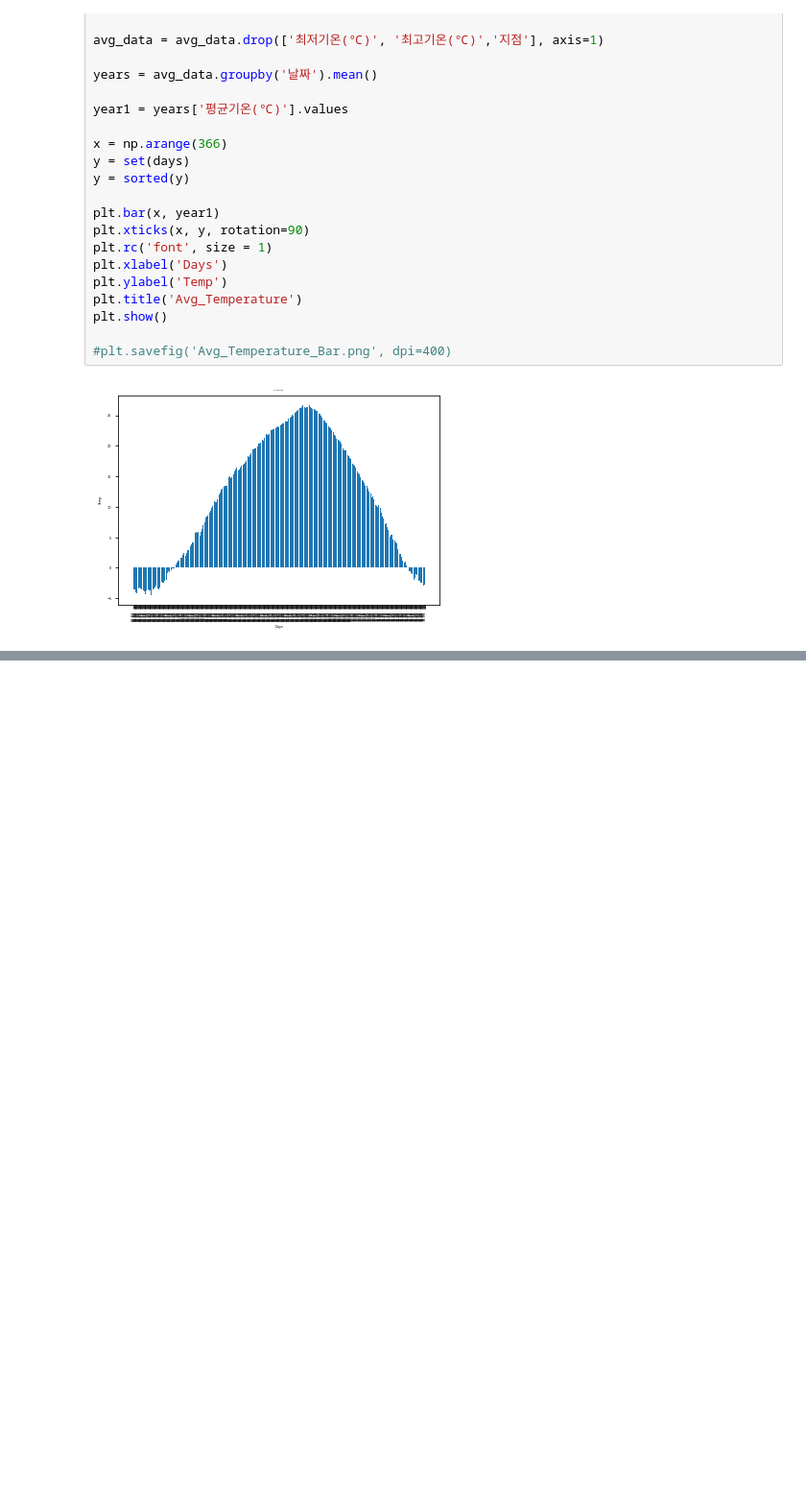
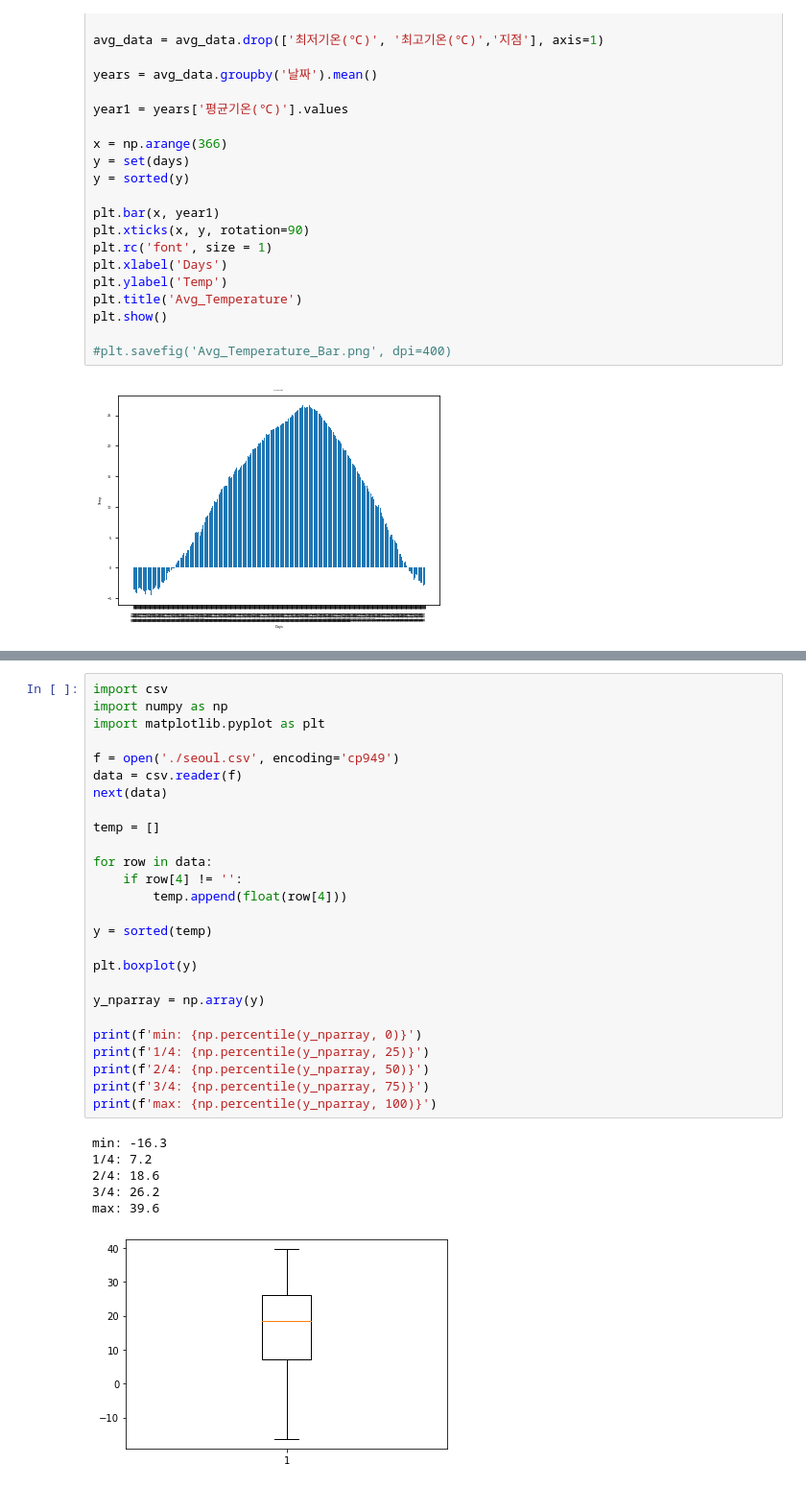
Before and after one commit to HIMMEL95/Elice, a Jupyter notebook: Seoul_Temp/elice.ipynb, the cells around one changed output, grey strips where cells are left out. Shown at 96% size. Drawn from its saved outputs; the diff is of its cells as text; blank space fills up the shorter version.

```diff
--- a/Seoul_Temp/elice.ipynb
+++ b/Seoul_Temp/elice.ipynb
@@ -241,0 +245,33 @@ plt.show()
+# %%
+import csv
+import numpy as np
+import matplotlib.pyplot as plt
+
+f = open('./seoul.csv', encoding='cp949')
+data = csv.reader(f)
+next(data)
+
+temp = []
+
+for row in data:
+    if row[4] != '':
+        temp.append(float(row[4]))
+
+y = sorted(temp)
+
+plt.boxplot(y)
+
+y_nparray = np.array(y)
+
+print(f'min: {np.percentile(y_nparray, 0)}')
+print(f'1/4: {np.percentile(y_nparray, 25)}')
+print(f'2/4: {np.percentile(y_nparray, 50)}')
+print(f'3/4: {np.percentile(y_nparray, 75)}')
+print(f'max: {np.percentile(y_nparray, 100)}')
+# %% [output]
+min: -16.3
+1/4: 7.2
+2/4: 18.6
+3/4: 26.2
+max: 39.6
+[figure, added]
```
Also changed, not shown: parts of 2 cells of this notebook, 2 other files.
